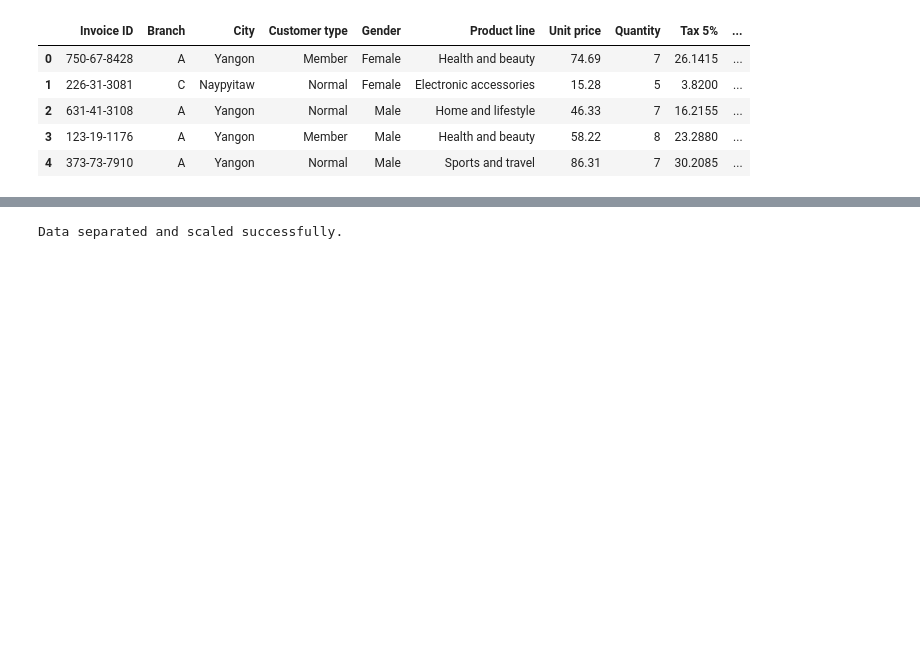
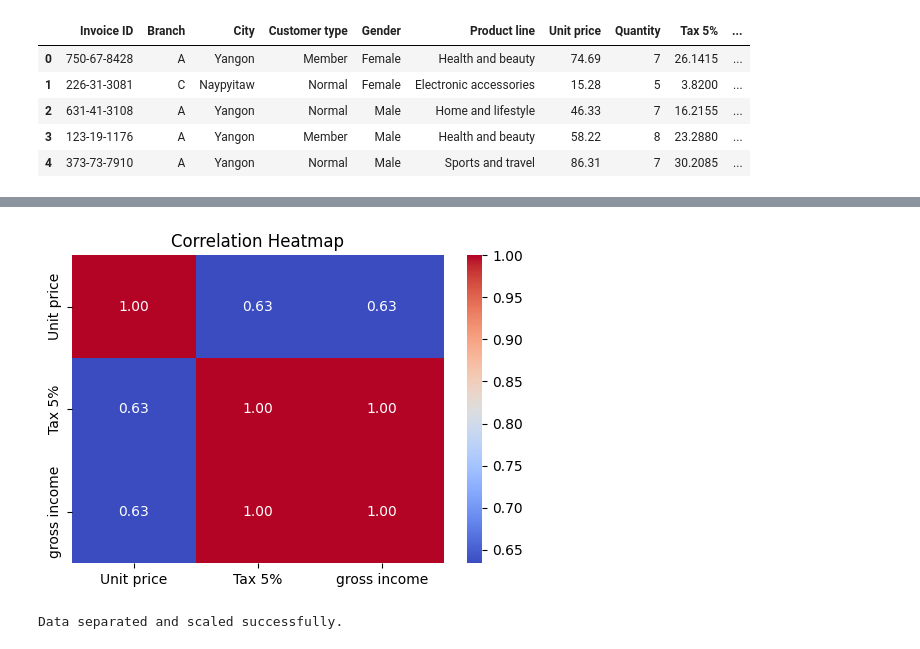
Before and after one commit to Maharun-nasa/ML_Project, a Jupyter notebook: KNN_algorithm.ipynb, the cells around one changed output, grey strips where cells are left out. Drawn from its saved outputs; the diff is of its cells as text; code cells hidden in the pictures; blank space fills up the shorter version.

```diff
--- a/KNN_algorithm.ipynb
+++ b/KNN_algorithm.ipynb
@@ -28,3 +51,12 @@ Dataset loaded successfully. Shape: (1000, 17)
+# %%
+# Correlation Heatmap
+plt.figure(figsize=(6, 4))
+correlation_matrix = df[["Unit price", "Tax 5%", "gross income"]].corr()
+sns.heatmap(correlation_matrix, annot=True, cmap="coolwarm", fmt=".2f")
+plt.title("Correlation Heatmap")
+plt.show()
+# %% [output]
+[figure, added]
 # %%
 # Select features (X) and target (y)
 X = df[["Unit price", "Tax 5%"]]
```
Also changed, not shown: parts of 3 cells of this notebook.
